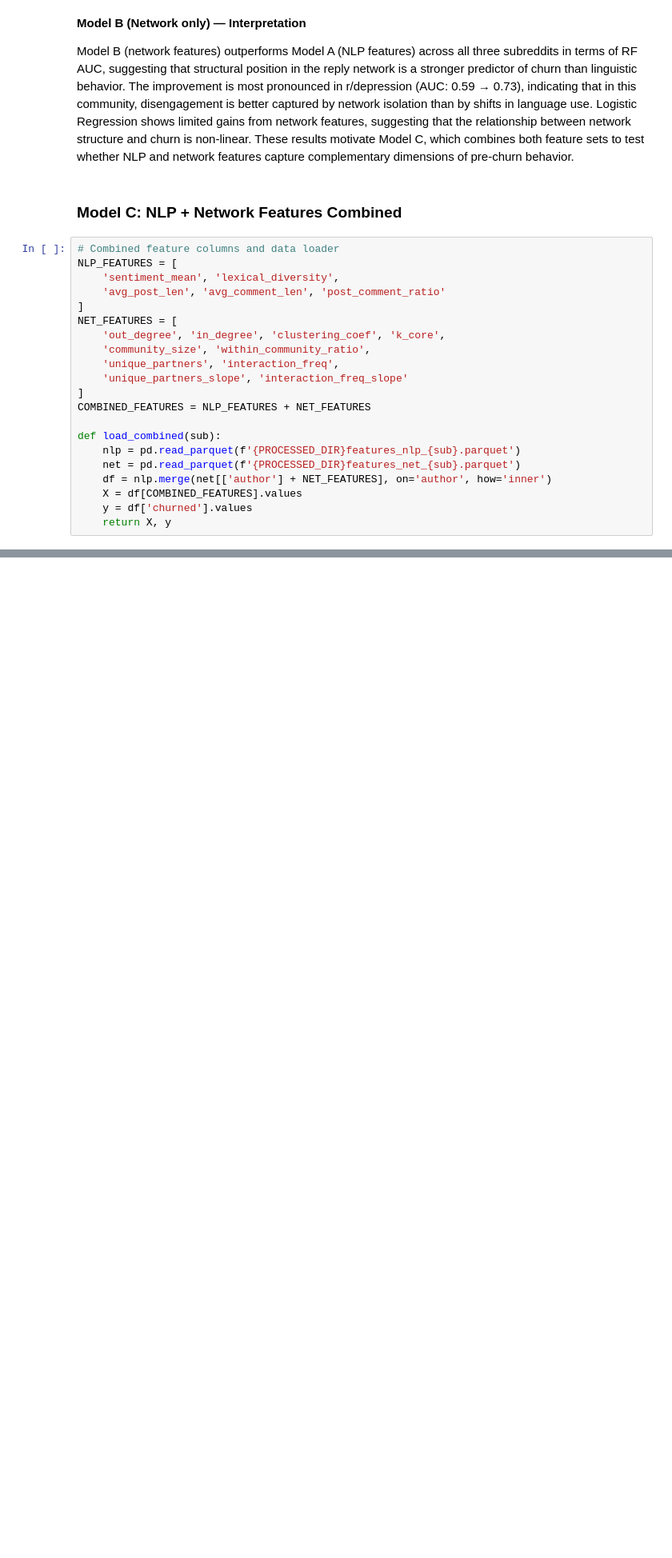
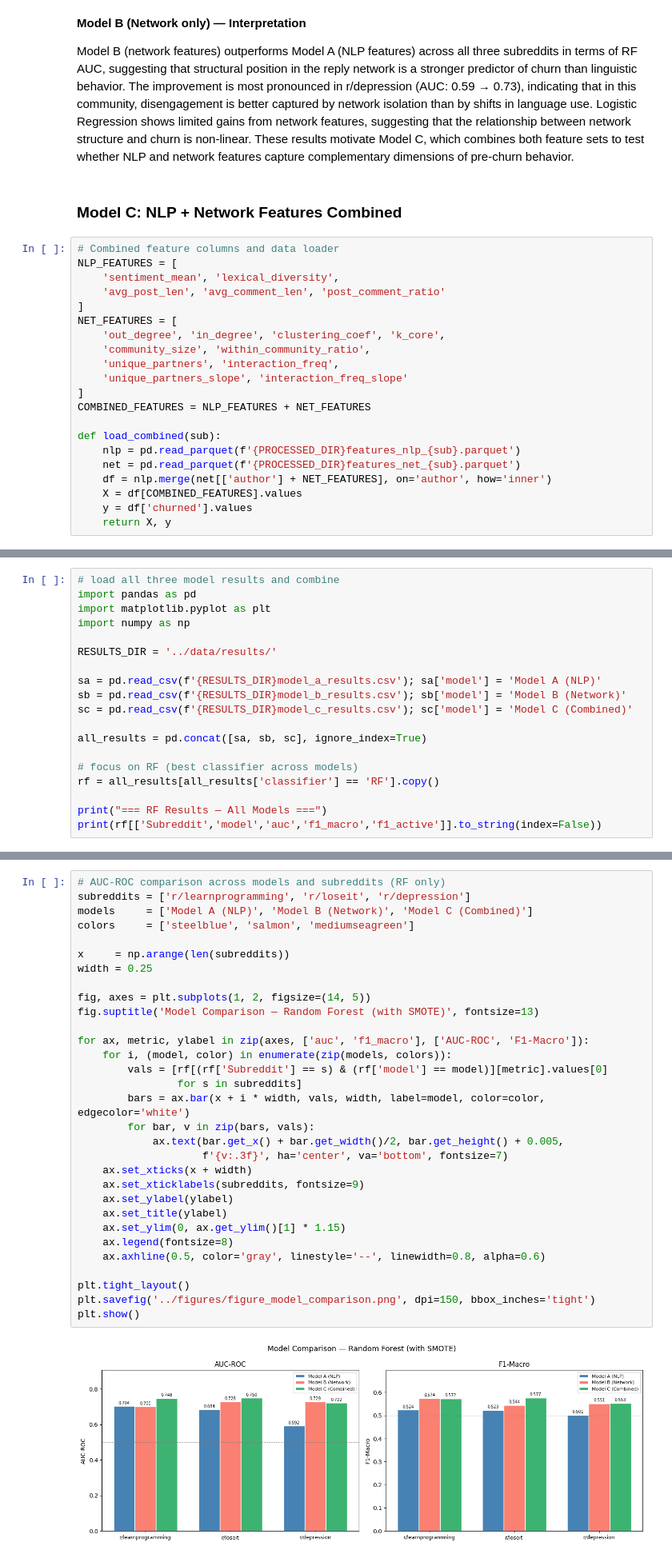
Before and after one commit to yangshuting0525/30200-final-proposal, a Jupyter notebook: code/Analysis.ipynb, the cells around one changed output, grey strips where cells are left out. Shown at 80% size. Saved outputs shown, nothing was run; the diff lists cells and outputs as text; blank space fills up the shorter version.

```diff
--- a/code/Analysis.ipynb
+++ b/code/Analysis.ipynb
@@ -1740,0 +1780,19 @@ print("Saved to ../data/results/model_c_results.csv")
+# %%
+# load all three model results and combine
+import pandas as pd
+import matplotlib.pyplot as plt
+import numpy as np
+
+RESULTS_DIR = '../data/results/'
+
+sa = pd.read_csv(f'{RESULTS_DIR}model_a_results.csv'); sa['model'] = 'Model A (NLP)'
+sb = pd.read_csv(f'{RESULTS_DIR}model_b_results.csv'); sb['model'] = 'Model B (Network)'
+sc = pd.read_csv(f'{RESULTS_DIR}model_c_results.csv'); sc['model'] = 'Model C (Combined)'
+
+all_results = pd.concat([sa, sb, sc], ignore_index=True)
+
+# focus on RF (best classifier across models)
+rf = all_results[all_results['classifier'] == 'RF'].copy()
+
+print("=== RF Results — All Models ===")
+print(rf[['Subreddit','model','auc','f1_macro','f1_active']].to_string(index=False))
@@ -1740,0 +1811,33 @@ print("Saved to ../data/results/model_c_results.csv")
+# %%
+# AUC-ROC comparison across models and subreddits (RF only)
+subreddits = ['r/learnprogramming', 'r/loseit', 'r/depression']
+models     = ['Model A (NLP)', 'Model B (Network)', 'Model C (Combined)']
+colors     = ['steelblue', 'salmon', 'mediumseagreen']
+
+x     = np.arange(len(subreddits))
+width = 0.25
+
+fig, axes = plt.subplots(1, 2, figsize=(14, 5))
+fig.suptitle('Model Comparison — Random Forest (with SMOTE)', fontsize=13)
+
+for ax, metric, ylabel in zip(axes, ['auc', 'f1_macro'], ['AUC-ROC', 'F1-Macro']):
+    for i, (model, color) in enumerate(zip(models, colors)):
+        vals = [rf[(rf['Subreddit'] == s) & (rf['model'] == model)][metric].values[0]
+                for s in subreddits]
+        bars = ax.bar(x + i * width, vals, width, label=model, color=color, edgecolor='white')
+        for bar, v in zip(bars, vals):
+            ax.text(bar.get_x() + bar.get_width()/2, bar.get_height() + 0.005,
+                    f'{v:.3f}', ha='center', va='bottom', fontsize=7)
+    ax.set_xticks(x + width)
+    ax.set_xticklabels(subreddits, fontsize=9)
+    ax.set_ylabel(ylabel)
+    ax.set_title(ylabel)
+    ax.set_ylim(0, ax.get_ylim()[1] * 1.15)
+    ax.legend(fontsize=8)
+    ax.axhline(0.5, color='gray', linestyle='--', linewidth=0.8, alpha=0.6)
+
+plt.tight_layout()
+plt.savefig('../figures/figure_model_comparison.png', dpi=150, bbox_inches='tight')
+plt.show()
+# %% [output]
+[figure, added]
```
Also changed, not shown: parts of 8 cells of this notebook, 4 other files.
